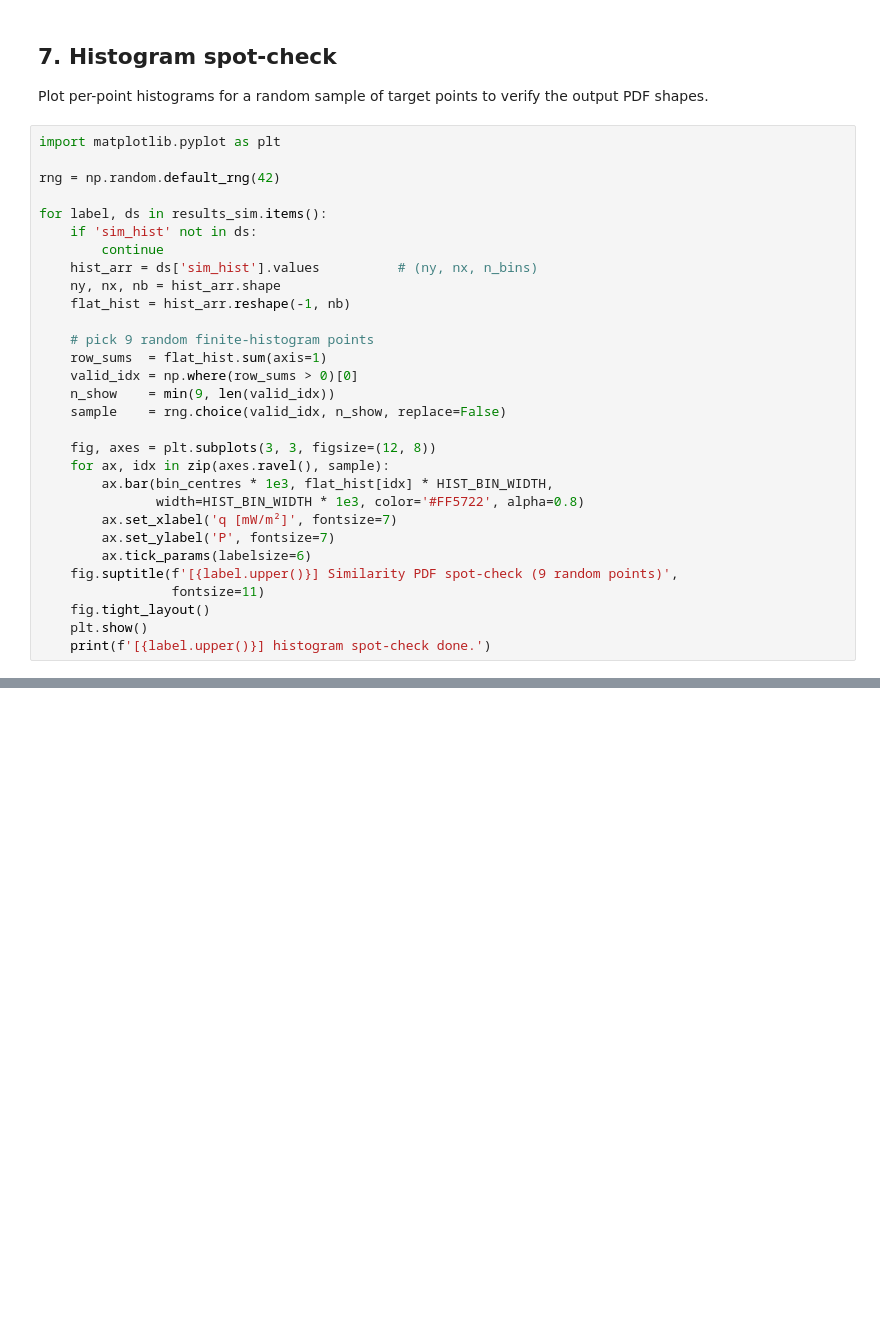
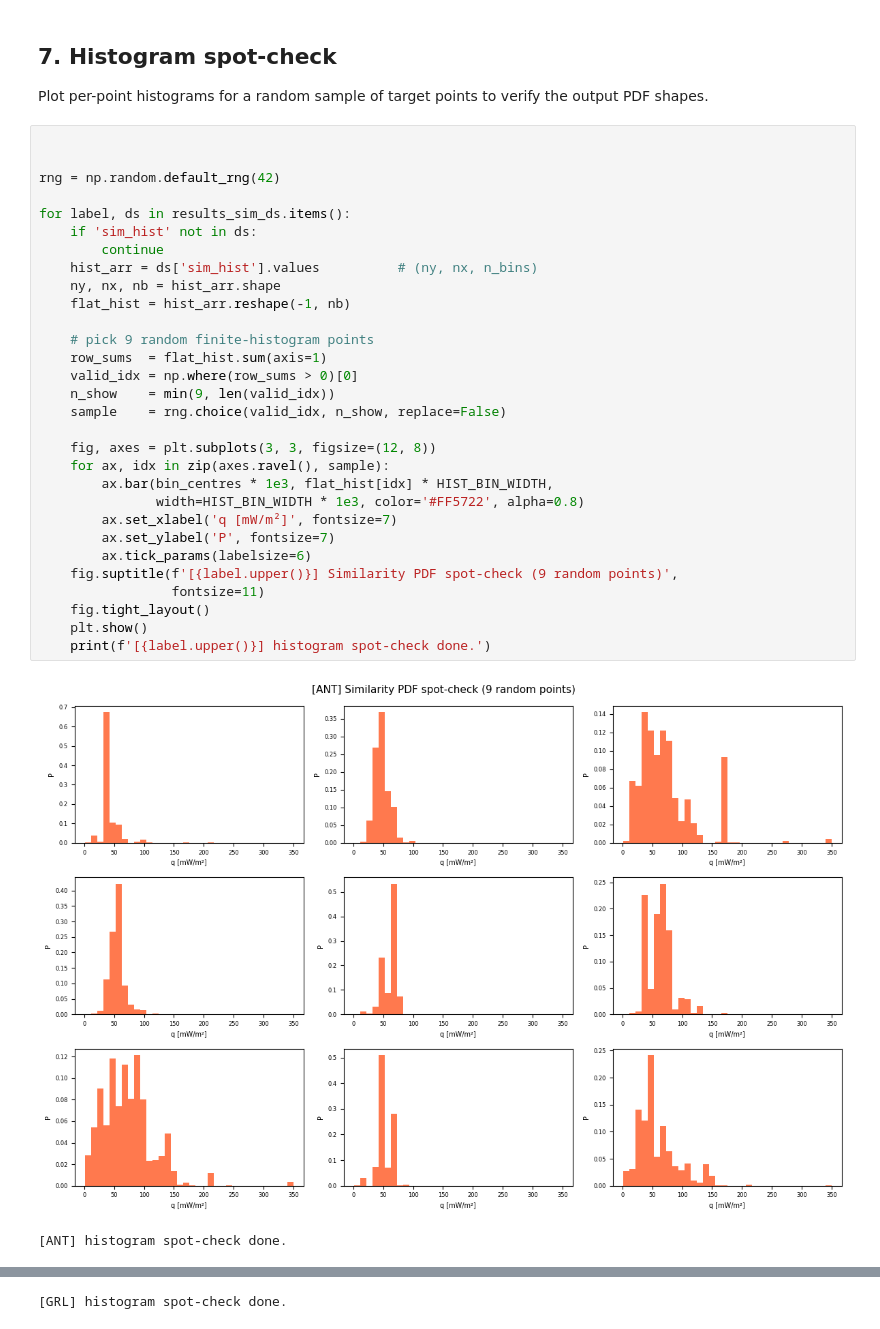
Before and after one commit to TobbeTripitaka/Aq2, a Jupyter notebook: 5c_SIM_TARGETS.ipynb, the cells around one changed output, grey strips where cells are left out. Drawn from its saved outputs; the diff is of its cells as text; blank space fills up the shorter version.

```diff
--- a/5c_SIM_TARGETS.ipynb
+++ b/5c_SIM_TARGETS.ipynb
@@ -491,32 +537,35 @@ for label, ds in results_sim.items():
 
 Plot per-point histograms for a random sample of target points to verify the output PDF shapes.
 # %%
-import matplotlib.pyplot as plt
+
 
 rng = np.random.default_rng(42)
 
-for label, ds in results_sim.items():
+for label, ds in results_sim_ds.items():
     if 'sim_hist' not in ds:
         continue
     hist_arr = ds['sim_hist'].values          # (ny, nx, n_bins)
     ny, nx, nb = hist_arr.shape
     flat_hist = hist_arr.reshape(-1, nb)
 
     # pick 9 random finite-histogram points
     row_sums  = flat_hist.sum(axis=1)
     valid_idx = np.where(row_sums > 0)[0]
     n_show    = min(9, len(valid_idx))
     sample    = rng.choice(valid_idx, n_show, replace=False)
 
     fig, axes = plt.subplots(3, 3, figsize=(12, 8))
     for ax, idx in zip(axes.ravel(), sample):
         ax.bar(bin_centres * 1e3, flat_hist[idx] * HIST_BIN_WIDTH,
                width=HIST_BIN_WIDTH * 1e3, color='#FF5722', alpha=0.8)
         ax.set_xlabel('q [mW/m²]', fontsize=7)
         ax.set_ylabel('P', fontsize=7)
         ax.tick_params(labelsize=6)
     fig.suptitle(f'[{label.upper()}] Similarity PDF spot-check (9 random points)',
                  fontsize=11)
     fig.tight_layout()
     plt.show()
     print(f'[{label.upper()}] histogram spot-check done.')
+# %% [output]
+[figure, added]
+[ANT] histogram spot-check done.
@@ -522,0 +573 @@ for label, ds in results_sim.items():
+[GRL] histogram spot-check done.
```
Also changed, not shown: parts of 10 cells of this notebook, 9 other files.
